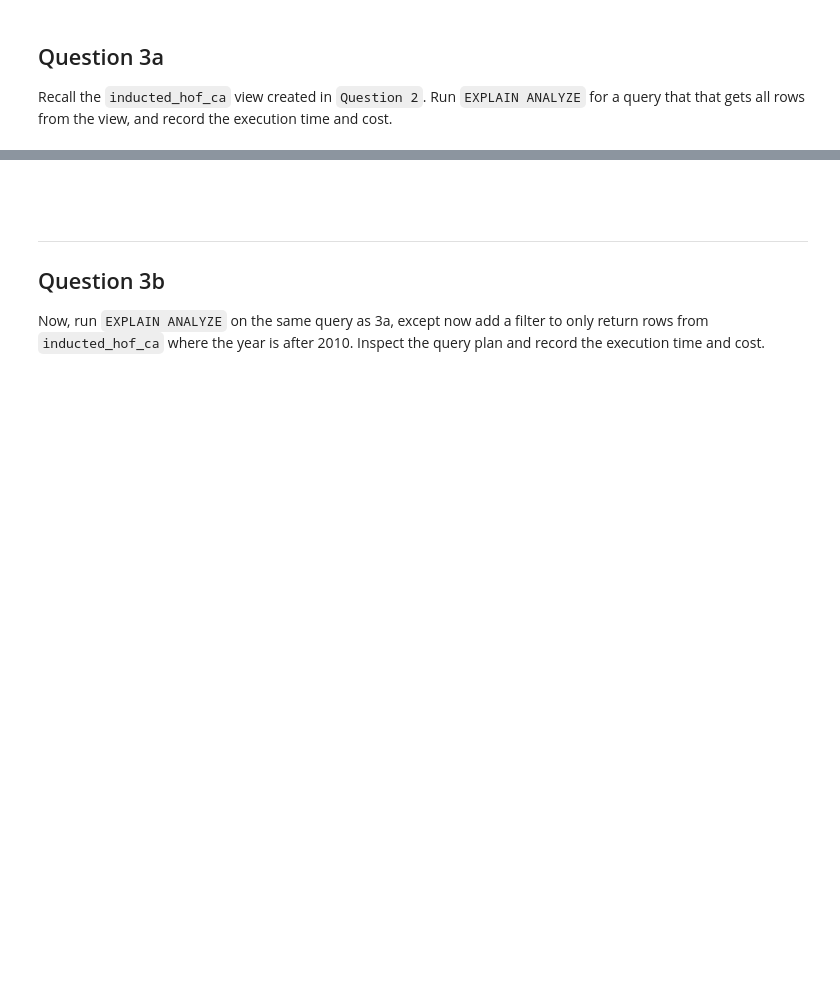
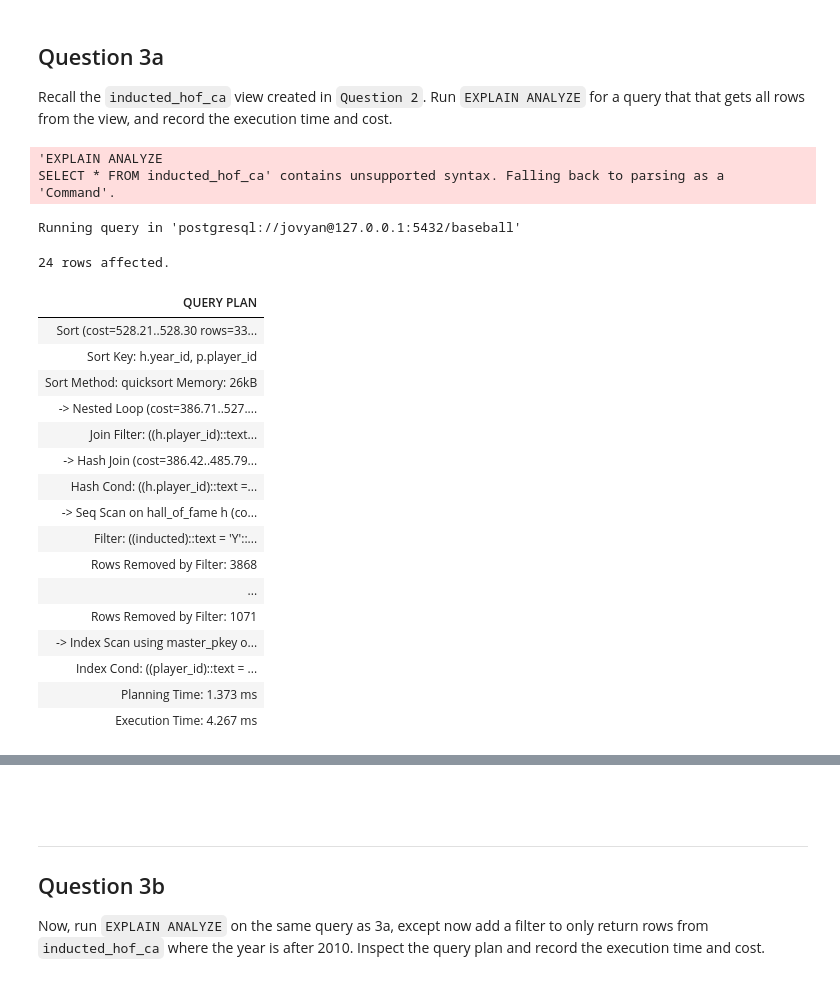
Before and after one commit to cal-data-eng/fa24-materials, a Jupyter notebook: proj/proj2/proj2.ipynb, the cells around one changed output, grey strips where cells are left out. Drawn from its saved outputs; the diff is of its cells as text; code cells hidden in the pictures; blank space fills up the shorter version.

```diff
--- a/proj/proj2/proj2.ipynb
+++ b/proj/proj2/proj2.ipynb
@@ -516 +900,27 @@ Recall the `inducted_hof_ca` view created in `Question 2`. Run `EXPLAIN ANALYZE`
+# %%
+%%sql
+EXPLAIN ANALYZE
+SELECT * FROM inducted_hof_ca;
+# %% [output]
+'EXPLAIN ANALYZE
+SELECT * FROM inducted_hof_ca' contains unsupported syntax. Falling back to parsing as a 'Command'.
+Running query in 'postgresql://jovyan@127.0.0.1:5432/baseball'
+24 rows affected.
+| QUERY PLAN |
+| Sort (cost=528.21..528.30 rows=33... |
+| Sort Key: h.year_id, p.player_id |
+| Sort Method: quicksort Memory: 26kB |
+| -> Nested Loop (cost=386.71..527.... |
+| Join Filter: ((h.player_id)::text... |
+| -> Hash Join (cost=386.42..485.79... |
+| Hash Cond: ((h.player_id)::text =... |
+| -> Seq Scan on hall_of_fame h (co... |
+| Filter: ((inducted)::text = 'Y'::... |
+| Rows Removed by Filter: 3868 |
+| ... |
+| Rows Removed by Filter: 1071 |
+| -> Index Scan using master_pkey o... |
+| Index Cond: ((player_id)::text = ... |
+| Planning Time: 1.373 ms |
+| Execution Time: 4.267 ms |
 # %%
```
Also changed, not shown: parts of 174 cells of this notebook, 1 other file.
